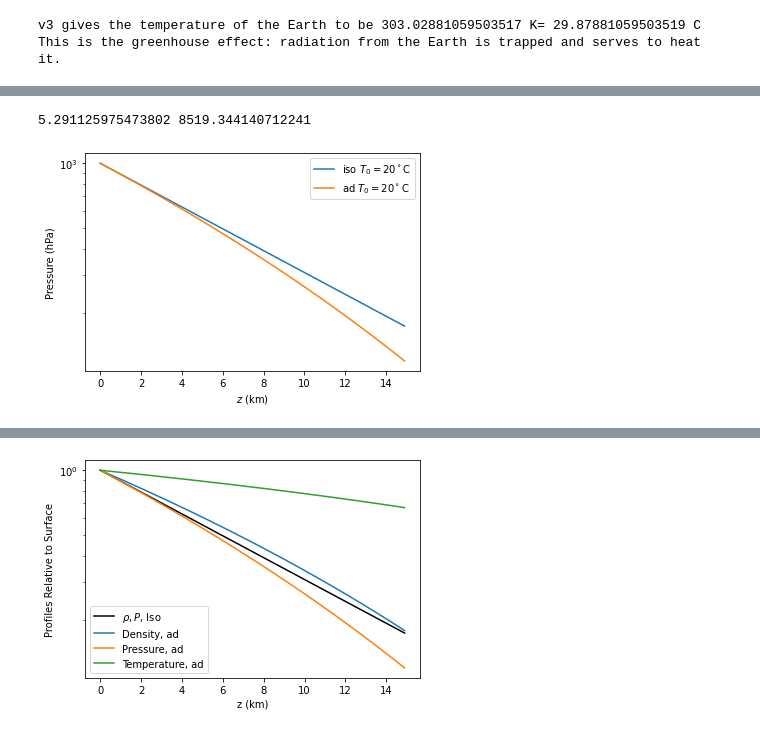
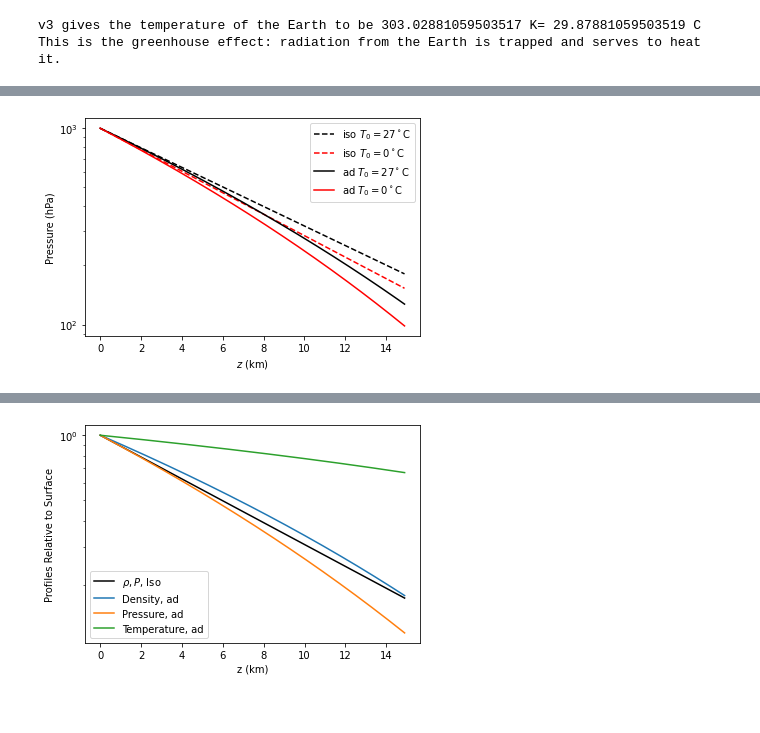
Before and after one commit to dodelson/Physics-of-Energy, a Jupyter notebook: Code/PressureTemperature.ipynb, the cells around one changed output, grey strips where cells are left out. Saved outputs shown, nothing was run; the diff lists cells and outputs as text; code cells hidden in the pictures.

```diff
--- a/Code/PressureTemperature.ipynb
+++ b/Code/PressureTemperature.ipynb
@@ -76,27 +79,38 @@ plt.savefig('../Figures/isothermal.pdf')
 # %%
 cp=1.e3 #J/kg-K
 mair=29.*1.67e-27 #now in kg
 kb=1.38e-23 #J/K
-T0=293.
+T0=300.
 P0=1000. #hPa
 ## Isothermal
 H=kb*T0/(mair*g) #m
 Piso=P0*np.exp(-z*km/H)
-plt.plot(z,Piso,label='iso $T_0=20^\circ$C')
+plt.plot(z,Piso,'--k',label='iso $T_0=27^\circ$C')
+H=H*273/300.
+Piso=P0*np.exp(-z*km/H)
+plt.plot(z,Piso,'--r',label='iso $T_0=0^\circ$C')
+## Adiabatic
+T0=300.
+power=(mair*cp/kb)
+lapse=6.5
+H=kb*T0/(mair*g) #m
+power=T0*1.e3/(lapse*H)
+Pad=P0*(1.-lapse*z/T0)**(power)
+plt.plot(z,Pad,'k',label='ad $T_0=27^\circ$C')
+T0=273.
+power=(mair*cp/kb)
+lapse=6.5
+H=kb*T0/(mair*g) #m
+power=T0*1.e3/(lapse*H)
+Pad=P0*(1.-lapse*z/T0)**(power)
+plt.plot(z,Pad,'r',label='ad $T_0=0^\circ$C')
+plt.legend()
+## Potential temperature
+## Same!!!
 plt.xlabel('$z$ (km)')
 plt.ylabel('Pressure (hPa)')
 plt.yscale('log')
-## Adiabatic
-power=(mair*cp/kb)
-lapse=6.5
-power=T0*1.e3/(lapse*H)
-print(power,H)
-Pad=P0*(1.-lapse*z/T0)**(power)
-plt.plot(z,Pad,label='ad $T_0=20^\circ$C')
-plt.legend()
-## Potential temperature
-## Same!!!
+
 plt.savefig('pisoad.png')
 # %% [output]
-5.291125975473802 8519.344140712241
-[figure, old version]
+[figure, new version]
```
Also changed, not shown: parts of 3 cells of this notebook, 1 other file.
